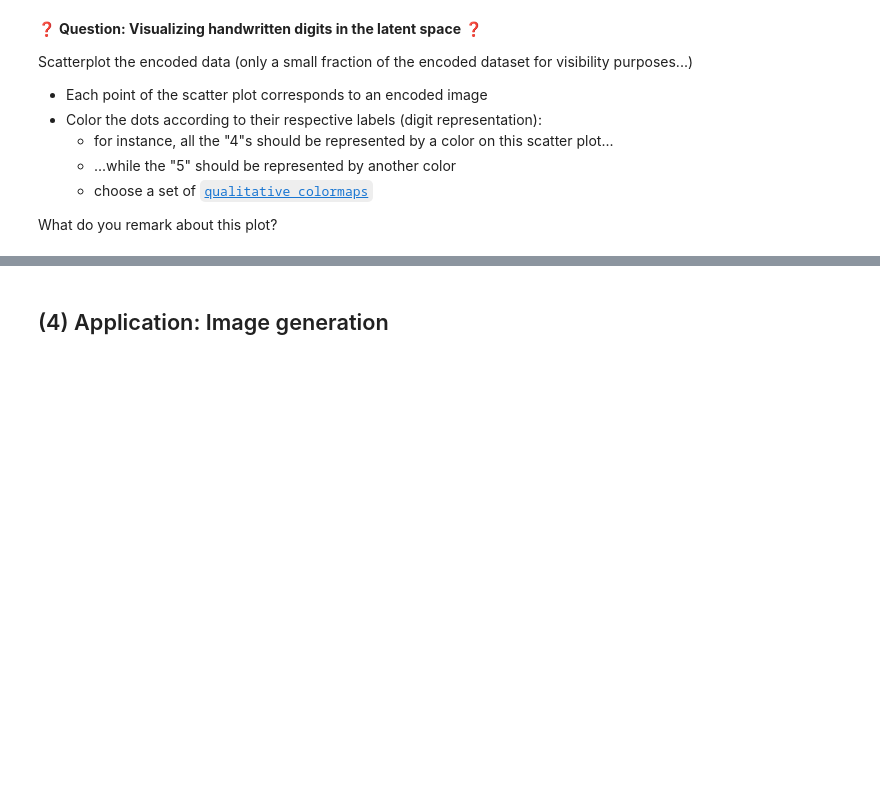
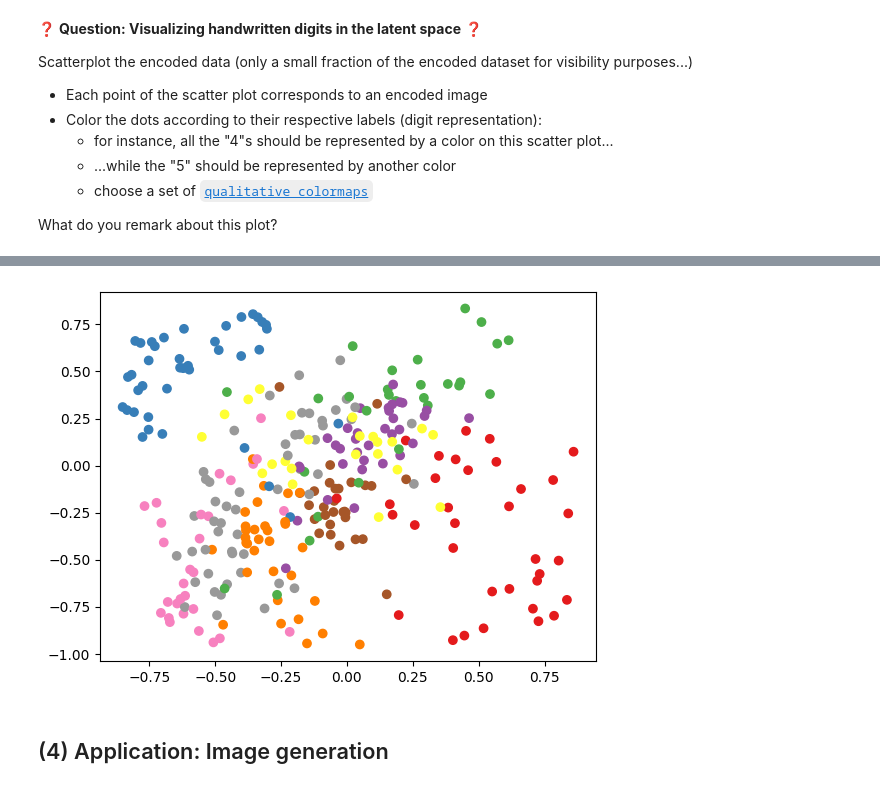
Before and after one commit to Sarthak-Singh1996/data-autoencoder, a Jupyter notebook: autoencoder.ipynb, the cells around one changed output, grey strips where cells are left out. Saved outputs shown, nothing was run; the diff lists cells and outputs as text; code cells hidden in the pictures; blank space fills up the shorter version.

```diff
--- a/autoencoder.ipynb
+++ b/autoencoder.ipynb
@@ -227,0 +337,2 @@ The MSE loss seems to be an appropriate loss function for pixel-by-pixel error m
+# %%
+X_encoded = encoder.predict(X_train, verbose=1)
@@ -248,3 +374,11 @@ labels_train[:300]
+# %%
+import seaborn as sns
+plt.scatter(x = X_encoded[:300, 0],
+            y = X_encoded[:300, 1],
+            c = labels_train[:300],
+            cmap = 'Set1');
+# %% [output]
+[figure, added]
 # %% [markdown]
 ## (4) Application: Image generation
 # %% [markdown]
```
Also changed, not shown: parts of 27 cells of this notebook.
